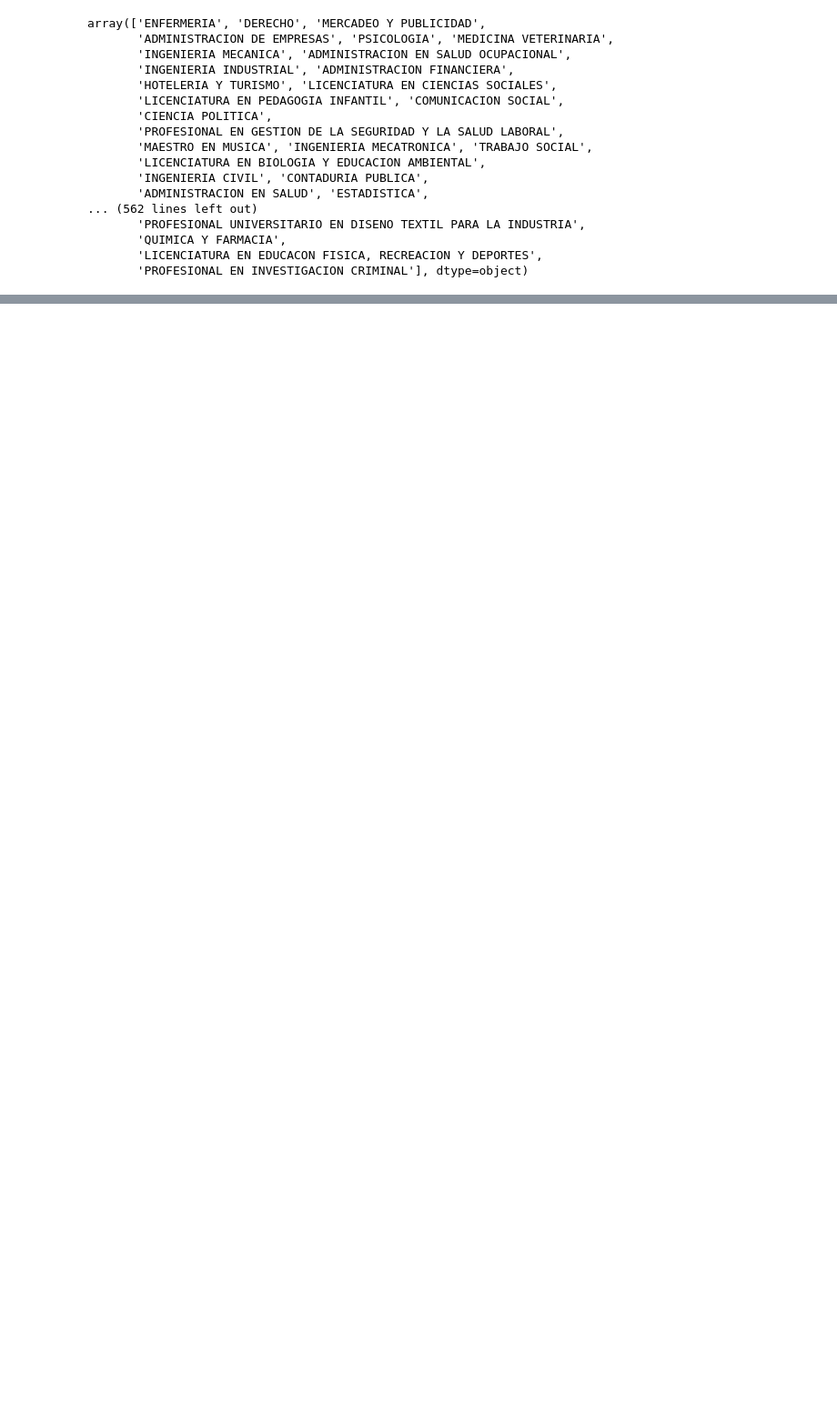
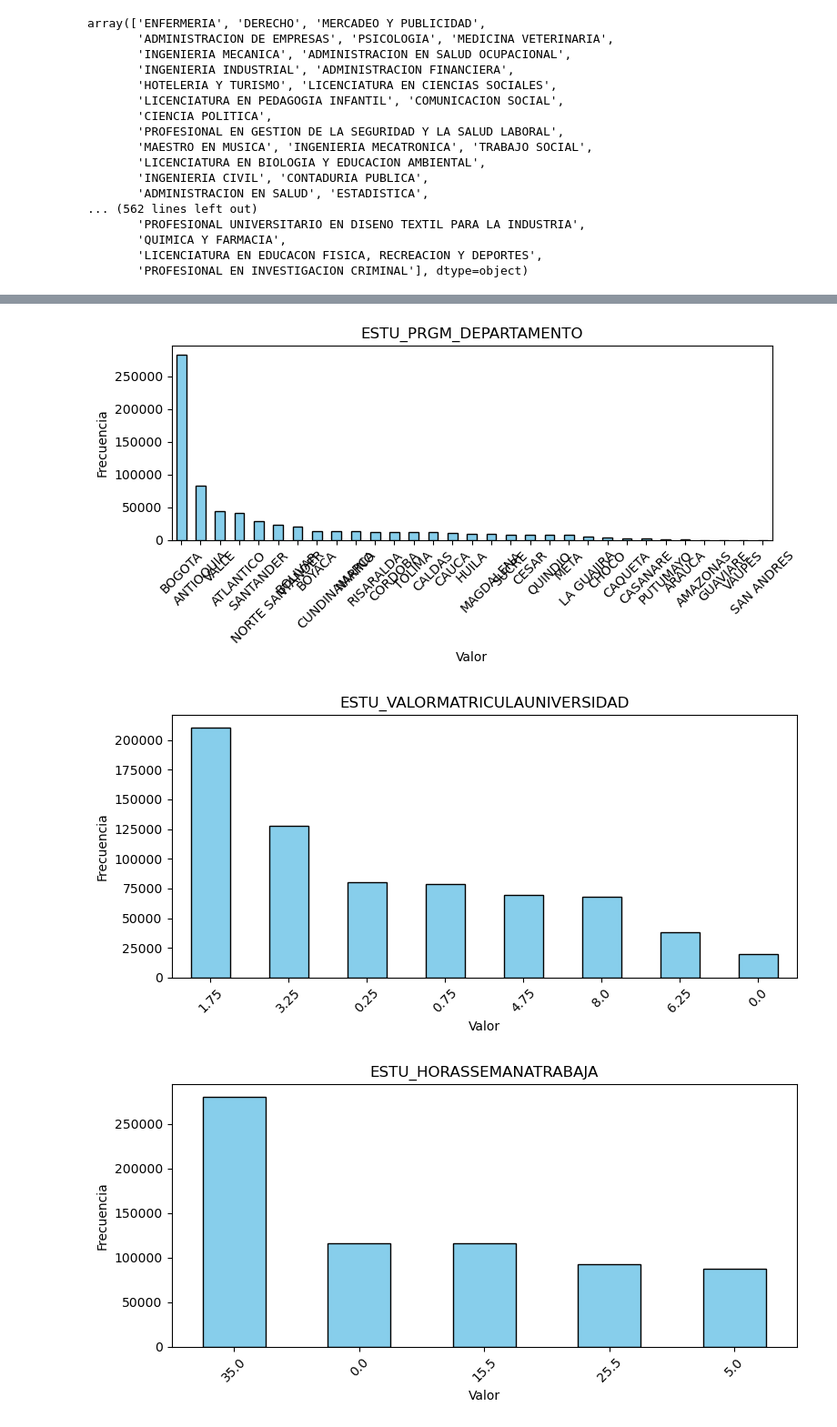
Before and after one commit to alejolop1/Proyecto-Introduccion-IA, a Jupyter notebook: 02 - preprocesado.ipynb, the cells around one changed output, grey strips where cells are left out. Shown at 91% size. Saved outputs shown, nothing was run; the diff lists cells and outputs as text; code cells hidden in the pictures; blank space fills up the shorter version.

```diff
--- a/02 - preprocesado.ipynb
+++ b/02 - preprocesado.ipynb
@@ -499,0 +676,13 @@ Name: FAMI_ESTRATOVIVIENDA, dtype: int64
+# %%
+#Selección de columnas que contienen valores faltantes
+col_moda = ['ESTU_VALORMATRICULAUNIVERSIDAD','ESTU_HORASSEMANATRABAJA','FAMI_TIENEINTERNET','FAMI_EDUCACIONPADRE','FAMI_TIENELAVADORA',
+            'FAMI_TIENEAUTOMOVIL','ESTU_PAGOMATRICULAPROPIO','FAMI_TIENECOMPUTADOR','FAMI_EDUCACIONMADRE']
+# %%
+#Imputación de datos faltantes por el valor de mayor frecuencia en cada una de las columnas
+#Se hace inicialmente este método, luego se plantea evaluar con otros métodos
+for col in col_moda:
+    moda = d[col].mode()
+    if not moda.empty:
+        d[col].fillna(moda[0], inplace=True)
+
+d
@@ -499,0 +760,3 @@ Name: FAMI_ESTRATOVIVIENDA, dtype: int64
+# %%
+d['FAMI_ESTRATOVIVIENDA'] = rellenar_nan_mitad_mitad(d, 'FAMI_ESTRATOVIVIENDA', semilla=123)
+d
@@ -499,0 +800,31 @@ Name: FAMI_ESTRATOVIVIENDA, dtype: int64
+# %%
+categorical_col_new = ['ESTU_PRGM_ACADEMICO',
+ 'ESTU_PRGM_DEPARTAMENTO',
+ 'ESTU_VALORMATRICULAUNIVERSIDAD',
+ 'ESTU_HORASSEMANATRABAJA',
+ 'FAMI_ESTRATOVIVIENDA',
+ 'FAMI_TIENEINTERNET',
+ 'FAMI_EDUCACIONPADRE',
+ 'FAMI_TIENELAVADORA',
+ 'FAMI_TIENEAUTOMOVIL',
+ 'ESTU_PAGOMATRICULAPROPIO',
+ 'FAMI_TIENECOMPUTADOR',
+ 'FAMI_EDUCACIONMADRE',
+ 'RENDIMIENTO_GLOBAL']
+# %%
+for col in categorical_col_new[1:]:
+    valores = d[col].dropna()
+    conteo = valores.value_counts()
+
+    plt.figure(figsize=(8, 4))
+    conteo.plot(kind='bar', color='skyblue', edgecolor='black')
+    plt.title(col)
+    plt.xlabel('Valor')
+    plt.ylabel('Frecuencia')
+    plt.xticks(rotation=45)
+    plt.tight_layout()
+    plt.show()
+# %% [output]
+[figure, added]
+[figure, added]
+[figure, added]
```
Also changed, not shown: parts of 69 cells of this notebook.
